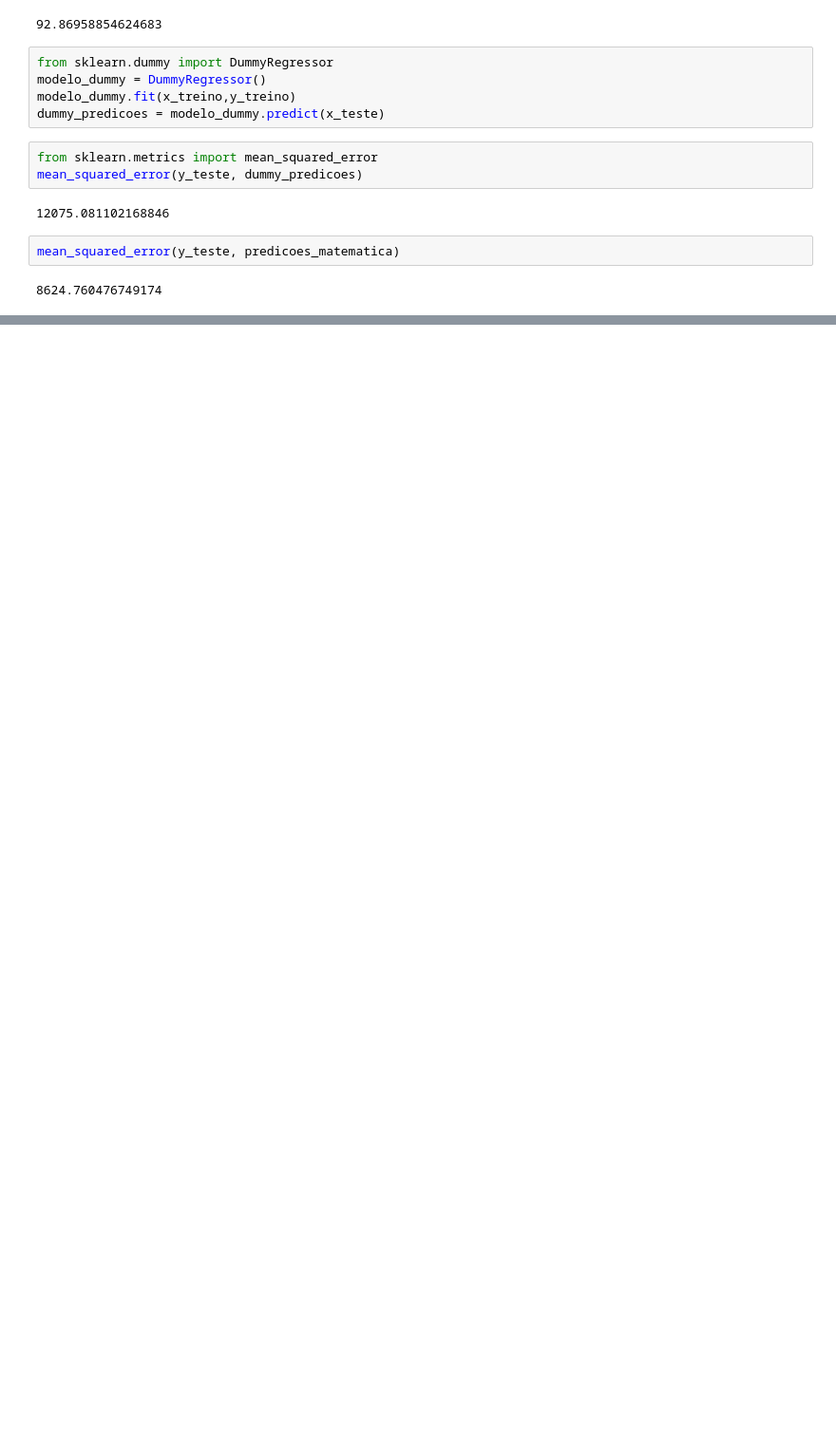
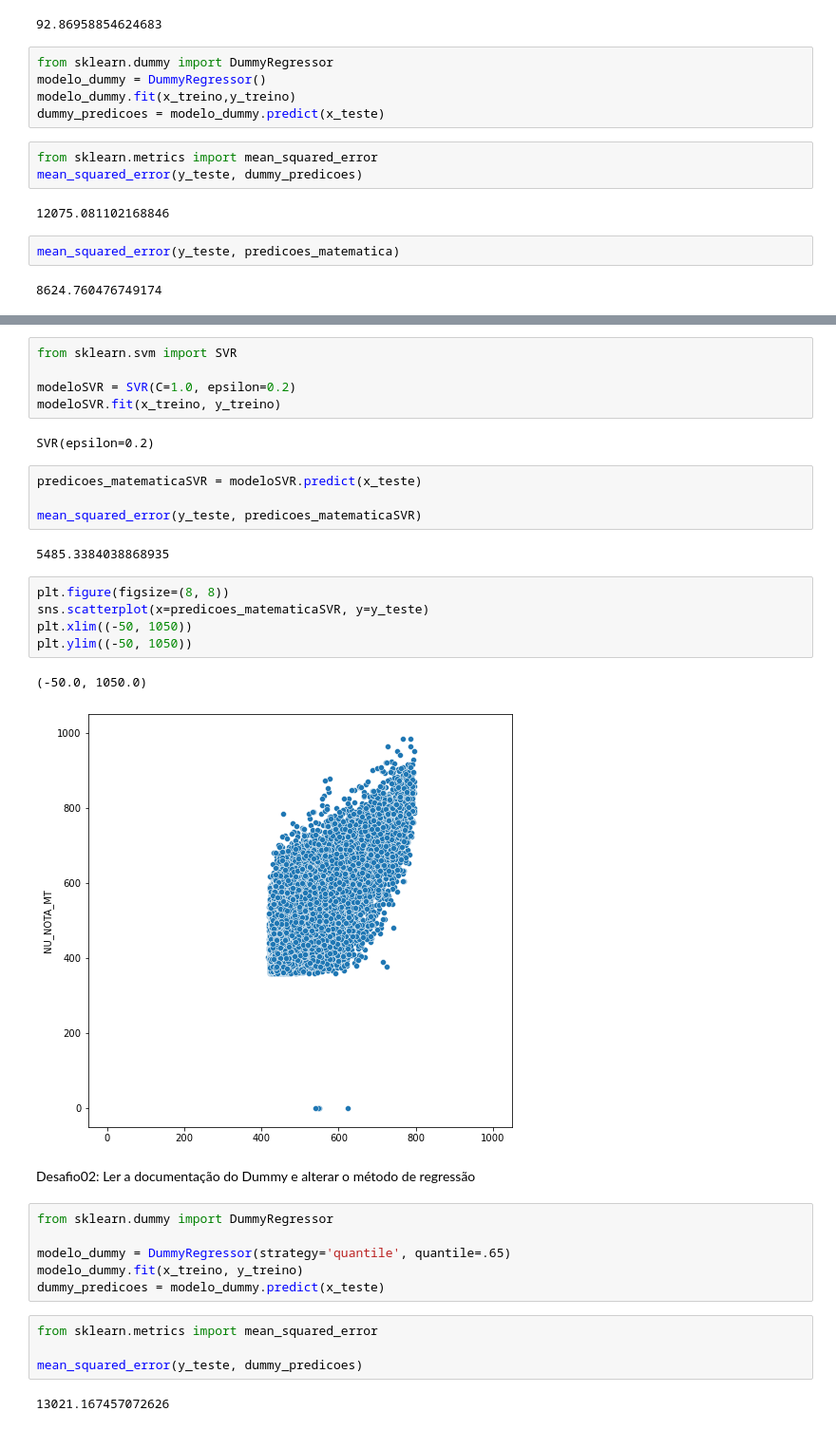
Before and after one commit to LuiMagno/Imers-o-Dados-Alura, a Jupyter notebook: Aula 04 - Machine Learning.ipynb, the cells around one changed output, grey strips where cells are left out. Shown at 95% size. Cells and saved outputs as stored; diff of their text form; blank space fills up the shorter version.

```diff
--- a/Aula 04 - Machine Learning.ipynb
+++ b/Aula 04 - Machine Learning.ipynb
@@ -1008,0 +1031,35 @@ mean_squared_error(y_teste, predicoes_matematica)
+# %%
+from sklearn.svm import SVR
+
+modeloSVR = SVR(C=1.0, epsilon=0.2)
+modeloSVR.fit(x_treino, y_treino)
+# %% [output]
+SVR(epsilon=0.2)
+# %%
+predicoes_matematicaSVR = modeloSVR.predict(x_teste)
+
+mean_squared_error(y_teste, predicoes_matematicaSVR)
+# %% [output]
+5485.3384038868935
+# %%
+plt.figure(figsize=(8, 8))
+sns.scatterplot(x=predicoes_matematicaSVR, y=y_teste)
+plt.xlim((-50, 1050))
+plt.ylim((-50, 1050))
+# %% [output]
+(-50.0, 1050.0)
+[figure, added]
+# %% [markdown]
+Desafio02: Ler a documentação do Dummy e alterar o método de regressão
+# %%
+from sklearn.dummy import DummyRegressor
+
+modelo_dummy = DummyRegressor(strategy='quantile', quantile=.65)
+modelo_dummy.fit(x_treino, y_treino)
+dummy_predicoes = modelo_dummy.predict(x_teste)
+# %%
+from sklearn.metrics import mean_squared_error
+
+mean_squared_error(y_teste, dummy_predicoes)
+# %% [output]
+13021.167457072626
```
Also changed, not shown: parts of 13 cells of this notebook.
